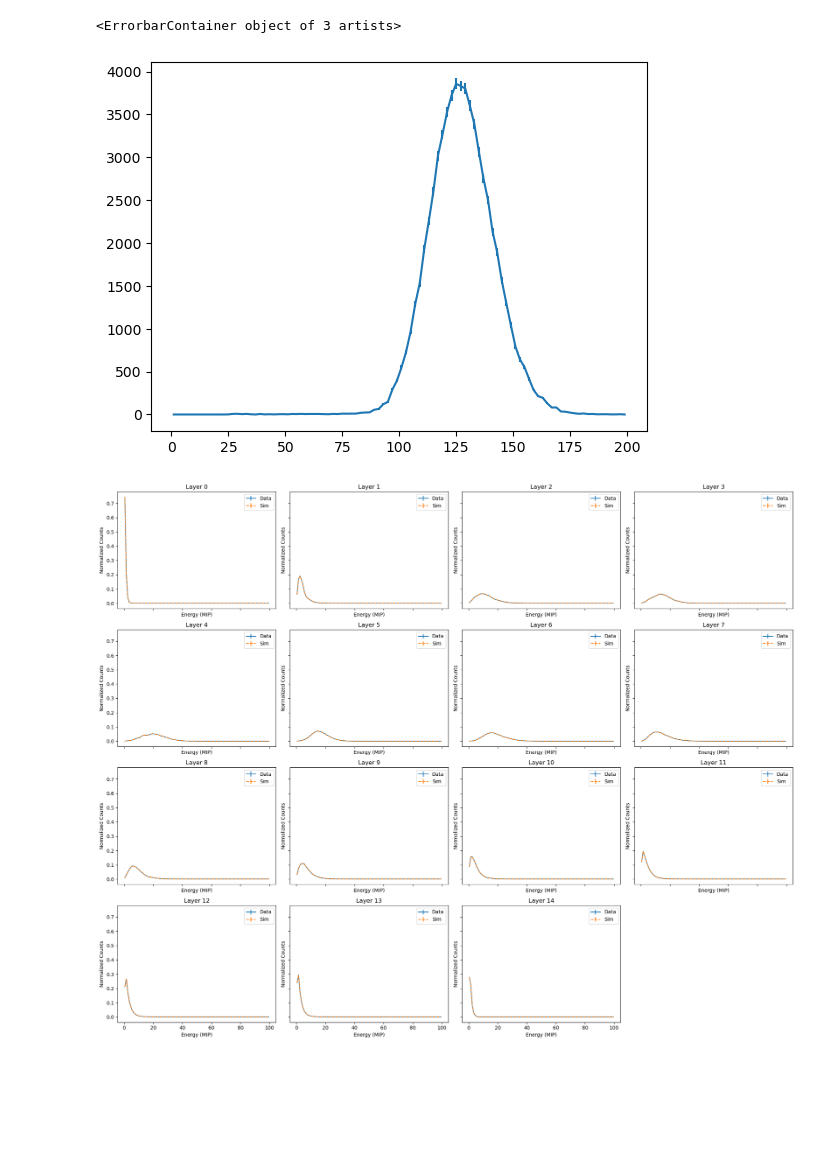
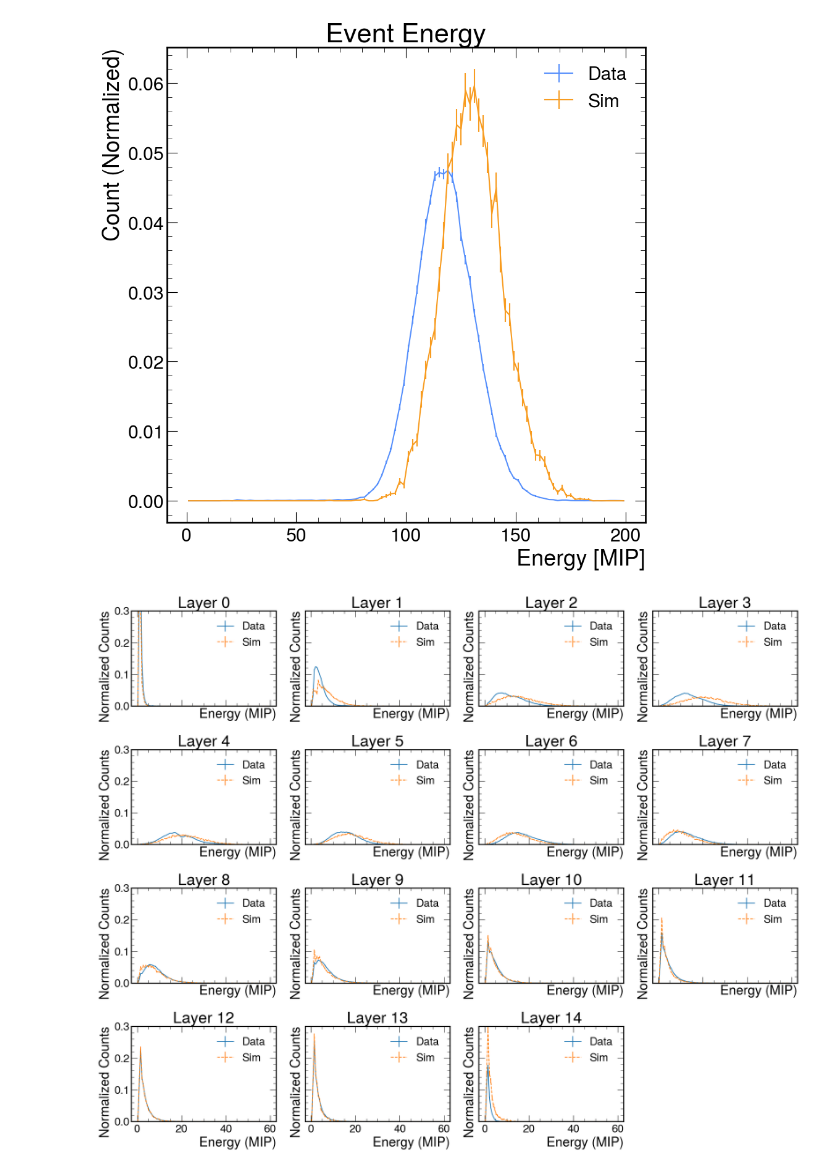
Before and after one commit to SeanBP/genIII_prototype_analysis, a Jupyter notebook: Beam_Analysis_DF.ipynb, the cells around one changed output. Cells and saved outputs as stored; diff of their text form; code cells hidden in the pictures; blank space fills up the shorter version.

```diff
--- a/Beam_Analysis_DF.ipynb
+++ b/Beam_Analysis_DF.ipynb
@@ -12,8 +12,16 @@ import matplotlib.colors as mcolors
 import numpy as np
 # %%
 data_df = pd.read_pickle("1-63-60-beam_DF.pkl")
-sim_df = pd.read_pickle("1-63-60-beam_DF.pkl")
+sim_df = pd.read_pickle("Sim_e+3.3_DF.pkl")
+
+hit_threshold = 1.0
 # %%
+def configure_plotting():
+    plt.rcParams['figure.facecolor'] = 'white'
+    plt.rcParams['savefig.facecolor'] = 'white'
+    plt.rcParams['savefig.bbox'] = 'tight'
+    hep.style.use(hep.style.CMS)
+
 def event_energy(data_df, threshold=0.5):
     filtered_df = data_df[data_df['energy_MIP'] > threshold]
     energy_sum = filtered_df.groupby('event')['energy_MIP'].sum()
@@ -53,14 +72,30 @@ sim_df = filter_event_energy(sim_df, 25)
 # %%
-evt_energy = event_energy(data_df, 0.5)
+configure_plotting()
+
+evt_energy = event_energy(data_df, hit_threshold)
 counts, bin_edges = np.histogram(evt_energy, bins=100, range=[0, 200])
 bin_centers = (bin_edges[:-1] + bin_edges[1:]) / 2
 errors = np.sqrt(counts)
-plt.errorbar(bin_centers, counts, yerr=errors, fmt='-')
+counts = counts/len(evt_energy)
+errors = errors/len(evt_energy)
+plt.errorbar(bin_centers, counts, yerr=errors, fmt='-', label="Data")
+
+evt_energy = event_energy(sim_df, hit_threshold)
+counts, bin_edges = np.histogram(evt_energy, bins=100, range=[0, 200])
+bin_centers = (bin_edges[:-1] + bin_edges[1:]) / 2
+errors = np.sqrt(counts)
+counts = counts/len(evt_energy)
+errors = errors/len(evt_energy)
+plt.errorbar(bin_centers, counts, yerr=errors, fmt='-', label="Sim")
+plt.legend()
+plt.title("Event Energy")
+plt.xlabel("Energy [MIP]")
+plt.ylabel("Count (Normalized)")
+plt.show()
 # %% [output]
-<ErrorbarContainer object of 3 artists>
-[figure, old version]
+[figure, new version]
 # %%
-def plot_energy_histograms_comparison(data_df, sim_df, threshold, bins=100, hist_range=(0, 100)):
+def plot_energy_histograms_comparison(data_df, sim_df, threshold, bins=100, hist_range=(0, 60)):
     # Drop NaNs and get sorted unique layers from the *data_df* only
     unique_layers = sorted(data_df['layer'].dropna().unique())
     n_layers = len(unique_layers)
@@ -104,6 +139,7 @@ def plot_energy_histograms_comparison(data_df, sim_df, threshold, bins=100, hist
         ax.set_title(f'Layer {int(layer)}')
         ax.set_xlabel('Energy (MIP)')
         ax.set_ylabel('Normalized Counts')
+        ax.set_ylim(0,0.3)
         ax.legend()
 
     # Hide unused subplots
@@ -114,9 +150,9 @@ def plot_energy_histograms_comparison(data_df, sim_df, threshold, bins=100, hist
     plt.show()
 
 
-plot_energy_histograms_comparison(data_df=data_df, sim_df=data_df, threshold=0.5)
+plot_energy_histograms_comparison(data_df=data_df, sim_df=sim_df, threshold=hit_threshold)
 # %% [output]
-[figure, old version]
+[figure, new version]
 # %%
 def event_cog(df, threshold):
     # Filter for hits above threshold and with finite x, y, z
```
Also changed, not shown: parts of 10 cells of this notebook, 10 other files.
